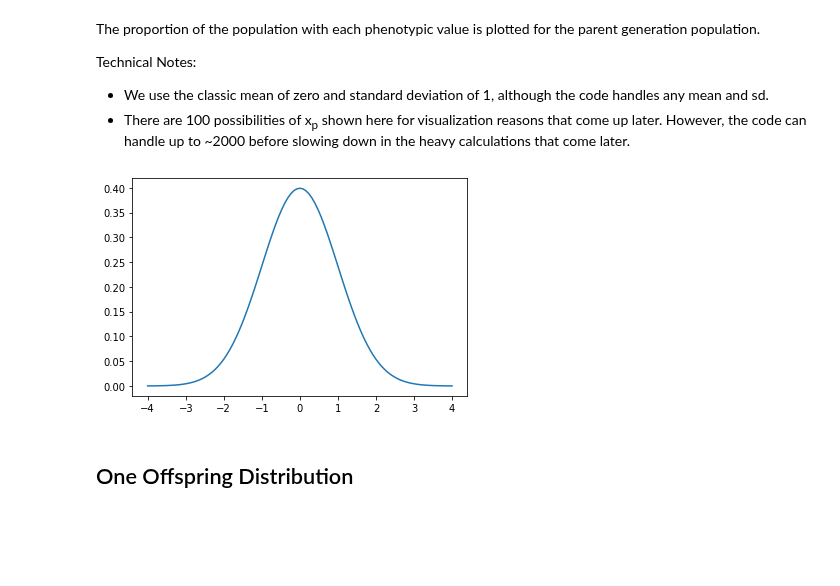
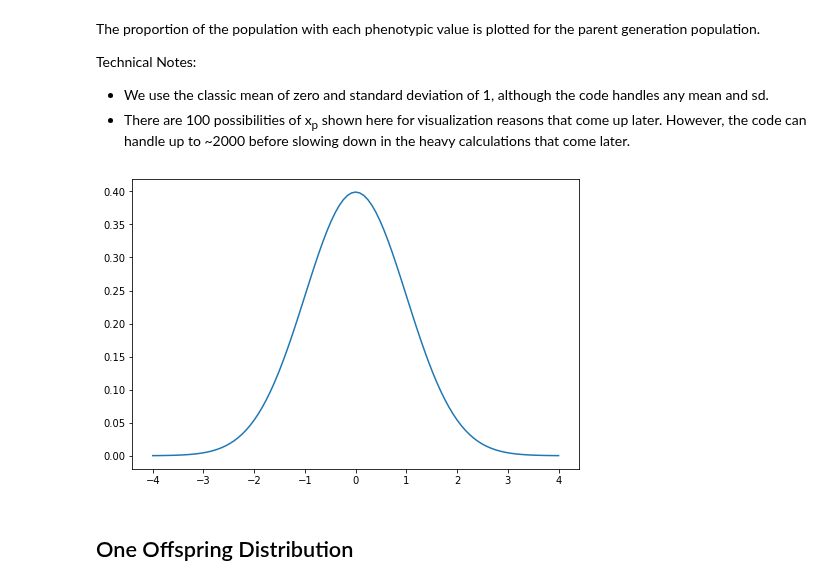
Before and after one commit to jessebmurray/polygenic, a Jupyter notebook: tree_project_explainer.ipynb, the cells around one changed output. Cells and saved outputs as stored; diff of their text form; code cells hidden in the pictures; blank space fills up the shorter version.

```diff
--- a/tree_project_explainer.ipynb
+++ b/tree_project_explainer.ipynb
@@ -162,7 +156,8 @@ parent_distribution_dem = tree.normal_distribution(n_iterations, z_range, mean_g
 # %%
+plt.figure(figsize=fig_size1)
 tree.plot_distribution(parent_distribution_dem, label='parent population')
 # %% [output]
-[figure, old version]
+[figure, new version]
 # %% [markdown]
 ## One Offspring Distribution
 # %% [markdown]
```
Also changed, not shown: parts of 14 cells of this notebook.
